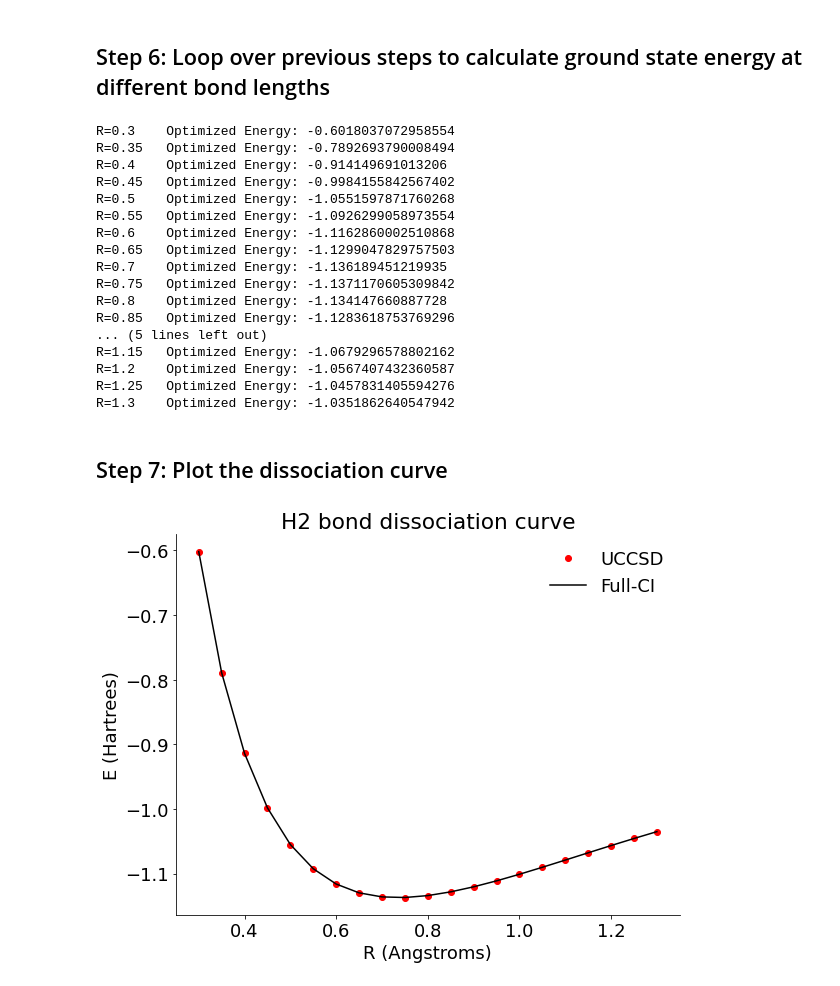
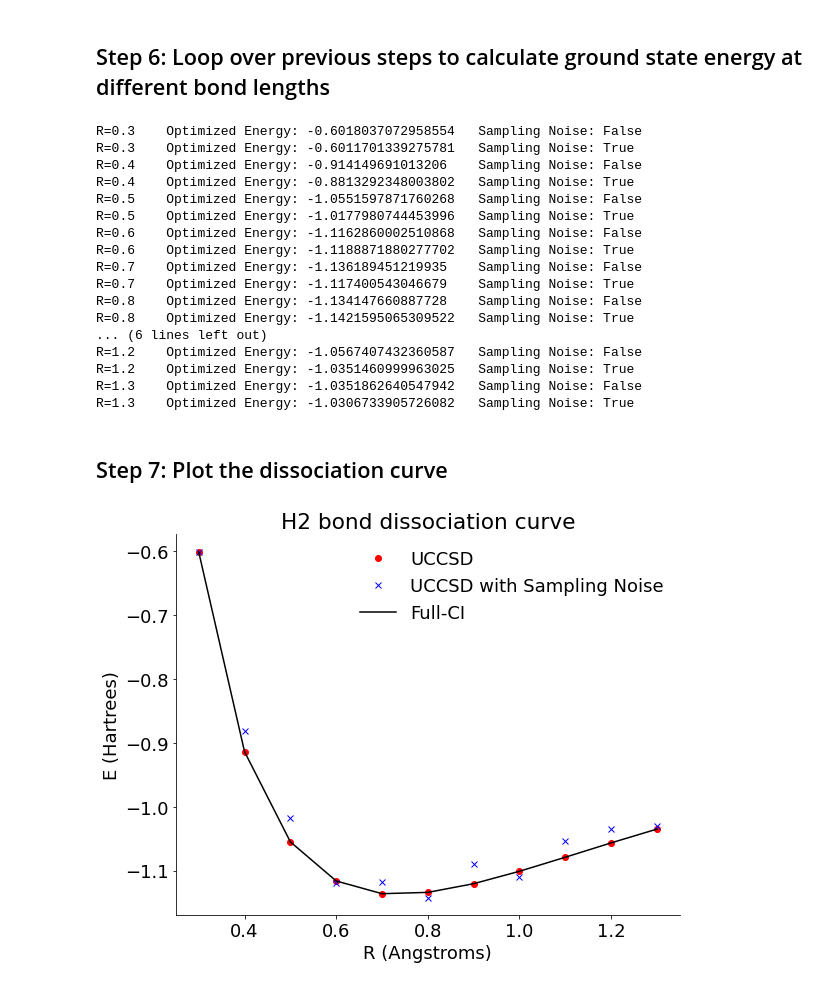
Before and after one commit to haikusw/jaqalpaq, a Jupyter notebook: examples/jaqal/H2 (Molecular Hydrogen)/JaqalPaq_H2_Exemplar.ipynb, the cells around one changed output. Cells and saved outputs as stored; diff of their text form; code cells hidden in the pictures.

Commit message:
Replace JaqalPaq_H2_Exemplar.ipynb with updated sampling code

```diff
--- a/examples/jaqal/H2 (Molecular Hydrogen)/JaqalPaq_H2_Exemplar.ipynb
+++ b/examples/jaqal/H2 (Molecular Hydrogen)/JaqalPaq_H2_Exemplar.ipynb
@@ -72,10 +72,13 @@ c3 = (fs[(0, 'Z'), (2, 'Z'),] + fs[(0, 'Z'), (1, 'Z'), (2, 'Z'),] + fs[(0, 'Z'),
 c4 = (fs[(0,'X'), (1, 'Z'), (2, 'X'),] + fs[(0, 'X'), (1, 'Z'), (2, 'X'), (3, 'Z'),]).real
 c5 = (fs[(0, 'Y'), (1, 'Z'), (2, 'Y'),] + fs[(0, 'Y'), (1, 'Z'), (2, 'Y'), (3, 'Z'),]).real
 cs = [c0, c1, c2, c3, c4, c5] #New coefficients are linear combinations of old coefficients
+
+# Number of times to sample from measurement circuits
+n_samples = 10000
 # %% [markdown]
 ## Step 3: Define UCC Ansatz circuit in JaqalPaq
 # %%
-def ansatz(theta):
+def ansatz(theta, sample_noise=False):
     term_probs = []
     for i in range(len(terms)):
         builder = circuitbuilder.CircuitBuilder(native_gates=normalize_native_gates(native_gates.NATIVE_GATES))
@@ -113,12 +116,17 @@ def ansatz(theta):
         circuit = builder.build()
 
         # Format results of simulation as a list of lists
-        sim_result = emulator.run_jaqal_circuit(circuit)
+        probs = np.zeros(4) # Number of possible states
+        sim_result = emulator.run_jaqal_circuit(circuit) #Run circuit on emulator
         sim_probs = sim_result.subcircuits[0].probability_by_int
-        probs = []
-        for state in sim_probs:
-            probs += [state] #Append probs of each state for a particular term
-        term_probs += [probs] #Combine lists of probs of each term in Hamiltonian
+        if sample_noise: #Sample circuits to determine probs
+            for k in range(n_samples):
+                sample = np.random.choice(4, p=sim_probs)
+                probs[sample] += 1 #Increment state counter
+            probs = probs/n_samples #Determine probabilities from sampling
+            term_probs += [probs] #Combine lists of probs of each term in Hamiltonian
+        else: #Exact solution without sampling
+            term_probs += [sim_probs]
     return term_probs
 # %% [markdown]
 ## Step 4: Define functions to calculate energy expectation value of Ansatz state
@@ -172,11 +182,15 @@ run_fci = 1
 delete_input = True
 delete_output = False
 
-optimized_energies = []
+optimized_energies = [[], []]
 exact_energies = []
 
+# Number of times to sample from measurement circuits
+n_samples = 10000
+
 # Loop over bond lengths from 0.3 to 1.3 angstroms
-n_pts = 21 #Number of points
+n_samples = 100 # Sample circuit
+n_pts = 11 # Number of points
 bond_lengths = np.linspace(0.3,1.3,n_pts)
 for diatomic_bond_length in bond_lengths:
     # Generate molecule at some bond length
@@ -212,50 +226,54 @@ for diatomic_bond_length in bond_lengths:
     cs = [c0, c1, c2, c3, c4, c5] #New coefficients are linear combinations of old coefficients
 
     # Minimize the expectation value of the energy using a classical optimizer (COBYLA)
-    result = optimize.minimize(fun=calculate_energy, x0=[0.01], method="COBYLA")
-    optimized_energies.append(result.fun)
     exact_energies.append(molecule.fci_energy)
-    print("R={}\t Optimized Energy: {}".format(str(round(diatomic_bond_length, 2)), result.fun))
+    for i in range(2):
+        result = optimize.minimize(fun=make_calculate_energy(sample_noise=i), x0=[0.01], method="COBYLA")
+        optimized_energies[i].append(result.fun)
+        print("R={}\t Optimized Energy: {}\t Sampling Noise: {}".format(str(round(diatomic_bond_length, 2)), result.fun, bool(i)))
 # %% [output]
-R=0.3    Optimized Energy: -0.6018037072958554
-R=0.35   Optimized Energy: -0.7892693790008494
-R=0.4    Optimized Energy: -0.914149691013206
-R=0.45   Optimized Energy: -0.9984155842567402
-R=0.5    Optimized Energy: -1.0551597871760268
-R=0.55   Optimized Energy: -1.0926299058973554
-R=0.6    Optimized Energy: -1.1162860002510868
-R=0.65   Optimized Energy: -1.1299047829757503
-R=0.7    Optimized Energy: -1.136189451219935
-R=0.75   Optimized Energy: -1.1371170605309842
-R=0.8    Optimized Energy: -1.134147660887728
-R=0.85   Optimized Energy: -1.1283618753769296
-... (5 lines left out)
-R=1.15   Optimized Energy: -1.0679296578802162
-R=1.2    Optimized Energy: -1.0567407432360587
-R=1.25   Optimized Energy: -1.0457831405594276
-R=1.3    Optimized Energy: -1.0351862640547942
+R=0.3    Optimized Energy: -0.6018037072958554   Sampling Noise: False
+R=0.3    Optimized Energy: -0.6011701339275781   Sampling Noise: True
+R=0.4    Optimized Energy: -0.914149691013206    Sampling Noise: False
+R=0.4    Optimized Energy: -0.8813292348003802   Sampling Noise: True
+R=0.5    Optimized Energy: -1.0551597871760268   Sampling Noise: False
+R=0.5    Optimized Energy: -1.0177980744453996   Sampling Noise: True
+R=0.6    Optimized Energy: -1.1162860002510868   Sampling Noise: False
+R=0.6    Optimized Energy: -1.1188871880277702   Sampling Noise: True
+R=0.7    Optimized Energy: -1.136189451219935    Sampling Noise: False
+R=0.7    Optimized Energy: -1.117400543046679    Sampling Noise: True
+R=0.8    Optimized Energy: -1.134147660887728    Sampling Noise: False
+R=0.8    Optimized Energy: -1.1421595065309522   Sampling Noise: True
+... (6 lines left out)
+R=1.2    Optimized Energy: -1.0567407432360587   Sampling Noise: False
+R=1.2    Optimized Energy: -1.0351460999963025   Sampling Noise: True
+R=1.3    Optimized Energy: -1.0351862640547942   Sampling Noise: False
+R=1.3    Optimized Energy: -1.0306733905726082   Sampling Noise: True
 # %% [markdown]
 ## Step 7: Plot the dissociation curve
 # %%
 import matplotlib
 import matplotlib.pyplot as pyplot
 
 # Plot the various energies for different bond lengths
 fig = pyplot.figure(figsize=(10,7))
 pyplot.rcParams['font.size']=18
 bkcolor = '#ffffff'
 ax = fig.add_subplot(1, 1, 1)
 pyplot.subplots_adjust(left=.2)
 ax.set_xlabel('R (Angstroms)')
 ax.set_ylabel(r'E (Hartrees)')
 ax.set_title(r'H2 bond dissociation curve')
 ax.spines['right'].set_visible(False)
 ax.spines['top'].set_visible(False)
 bond_lengths = [float(x) for x in bond_lengths]
-ax.plot(bond_lengths, optimized_energies, 'o', label='UCCSD', color='red')
+ax.plot(bond_lengths, optimized_energies[0], 'o', label='UCCSD', color='red')
+ax.plot(bond_lengths, optimized_energies[1], 'x', label='UCCSD with Sampling Noise', color='blue')
 ax.plot(bond_lengths, exact_energies, '-', label='Full-CI', color='black')
 
 ax.legend(frameon=False)
 pyplot.show()
+
+fig.savefig('H2_sampling.pdf')
 # %% [output]
-[figure, old version]
+[figure, new version]
```
Also changed, not shown: parts of 3 cells of this notebook.
